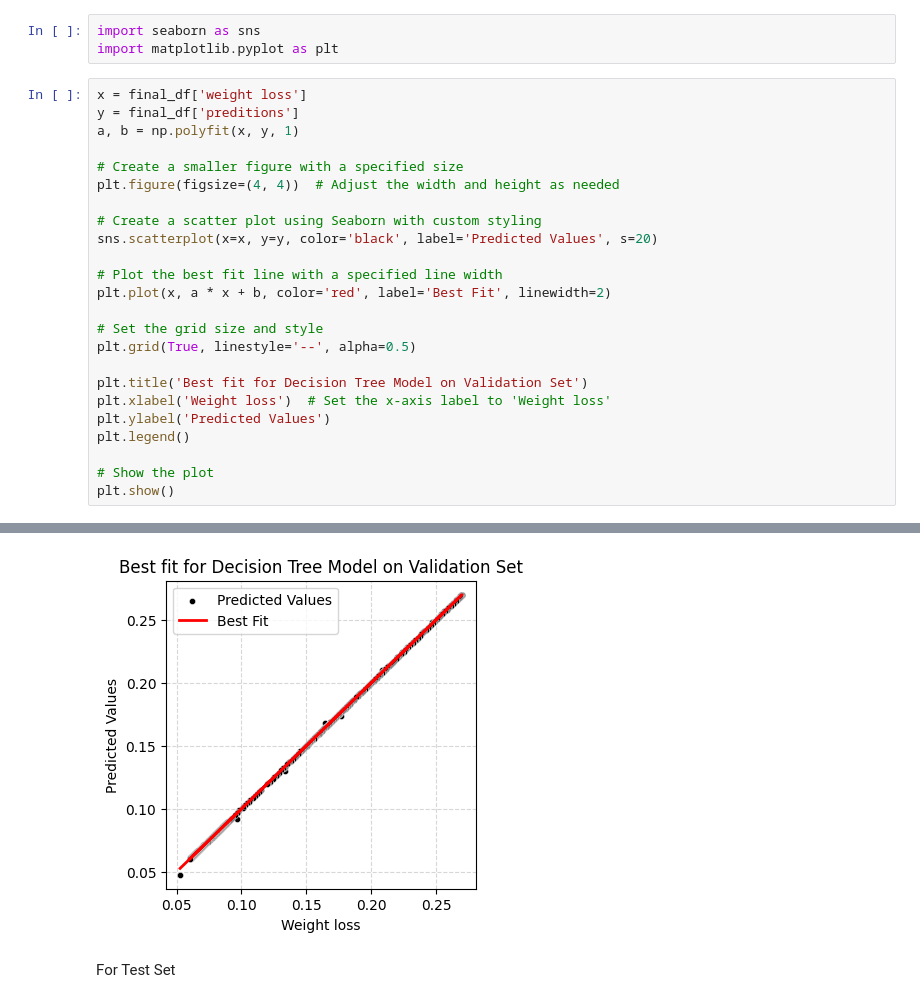
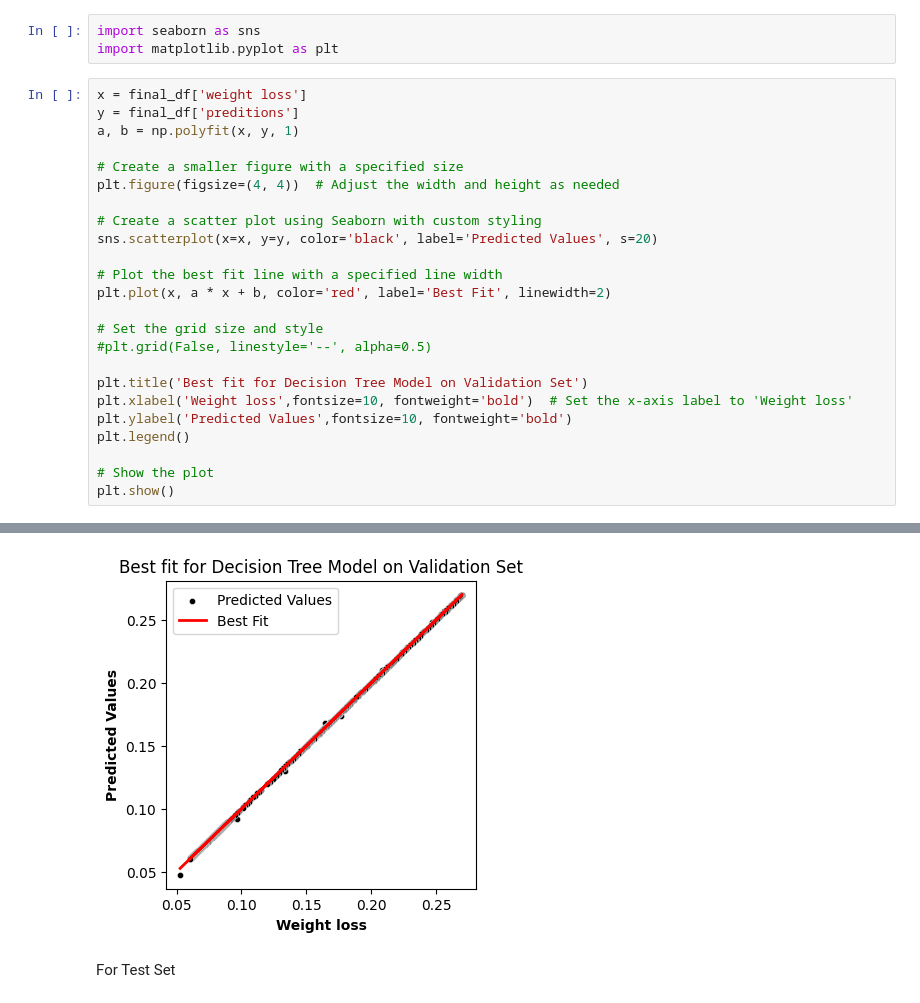
Before and after one commit to Noob919/COVID_19-XRAY-Classification, a Jupyter notebook: Aged_pet_weight_loss_DR.ipynb, the cells around one changed output, grey strips where cells are left out. Saved outputs shown, nothing was run; the diff lists cells and outputs as text.

```diff
--- a/Aged_pet_weight_loss_DR.ipynb
+++ b/Aged_pet_weight_loss_DR.ipynb
@@ -184,11 +184,11 @@ sns.scatterplot(x=x, y=y, color='black', label='Predicted Values', s=20)
 plt.plot(x, a * x + b, color='red', label='Best Fit', linewidth=2)
 
 # Set the grid size and style
-plt.grid(True, linestyle='--', alpha=0.5)
+#plt.grid(False, linestyle='--', alpha=0.5)
 
 plt.title('Best fit for Decision Tree Model on Validation Set')
-plt.xlabel('Weight loss')  # Set the x-axis label to 'Weight loss'
-plt.ylabel('Predicted Values')
+plt.xlabel('Weight loss',fontsize=10, fontweight='bold')  # Set the x-axis label to 'Weight loss'
+plt.ylabel('Predicted Values',fontsize=10, fontweight='bold')
 plt.legend()
 
 # Show the plot
@@ -197,4 +214,4 @@ plt.show()
-[figure, old version]
+[figure, new version]
 # %% [markdown]
 For Test Set
 # %%
```
Also changed, not shown: parts of 17 cells of this notebook.
